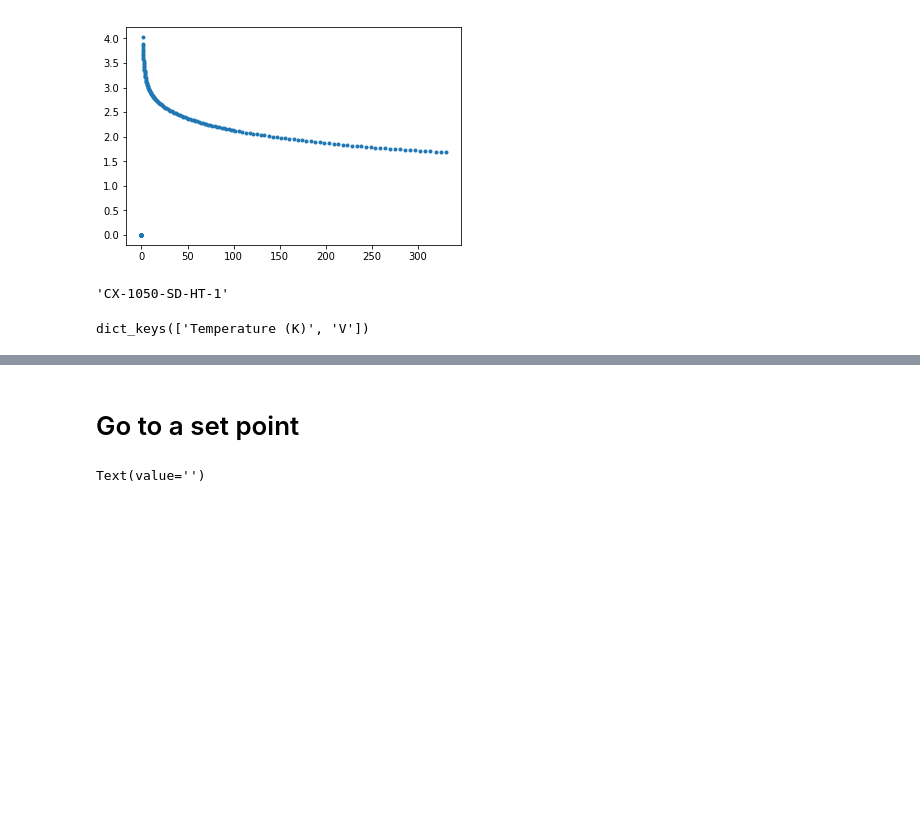
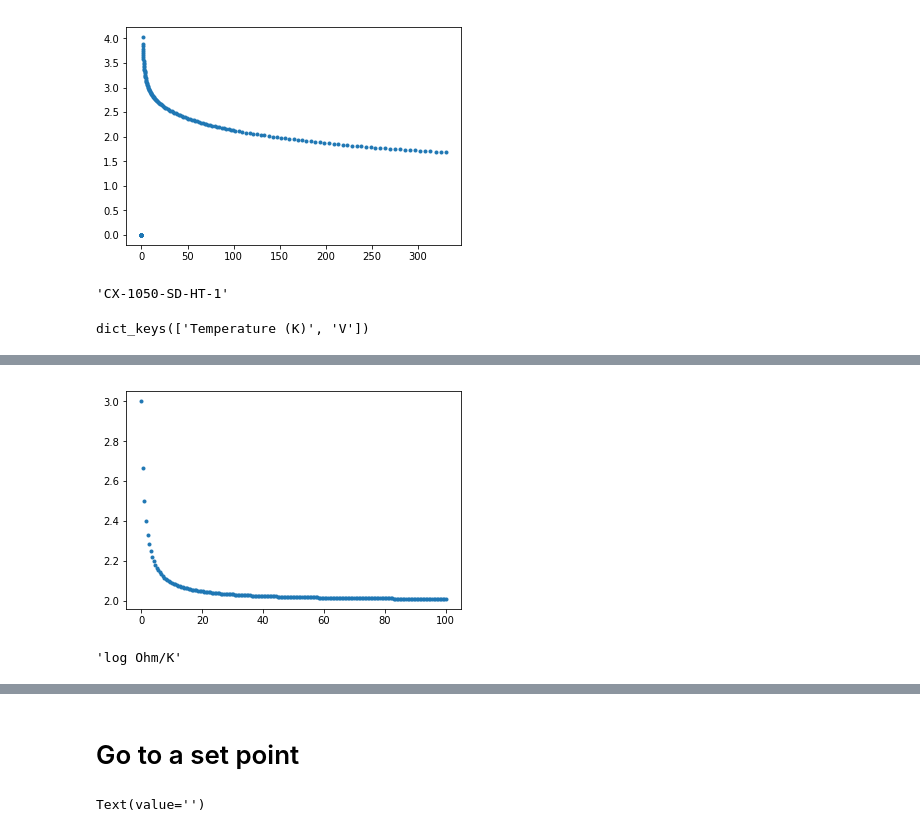
Before and after one commit to aa8919aa3/Qcodes, a Jupyter notebook: docs/examples/driver_examples/Qcodes example with Lakeshore 325.ipynb, the cells around one changed output, grey strips where cells are left out. Saved outputs shown, nothing was run; the diff lists cells and outputs as text; code cells hidden in the pictures; blank space fills up the shorter version.

```diff
--- a/docs/examples/driver_examples/Qcodes example with Lakeshore 325.ipynb
+++ b/docs/examples/driver_examples/Qcodes example with Lakeshore 325.ipynb
@@ -56,0 +52,8 @@ Model_325_Curve.validate_datadict({"Temperature (K)": [], "V": []})
+# %%
+temp = np.linspace(0, 100, 200)
+new_data = {"Temperature (K)": temp, "log Ohm": 1/(temp+1)+2}
+
+plt.plot(new_data["Temperature (K)"], new_data["log Ohm"], '.')
+plt.show()
+# %% [output]
+[figure, added]
@@ -56,0 +63,4 @@ Model_325_Curve.validate_datadict({"Temperature (K)": [], "V": []})
+# %%
+curve1.format()
+# %% [output]
+'log Ohm/K'
```
Also changed, not shown: parts of 11 cells of this notebook, 1 other file.
